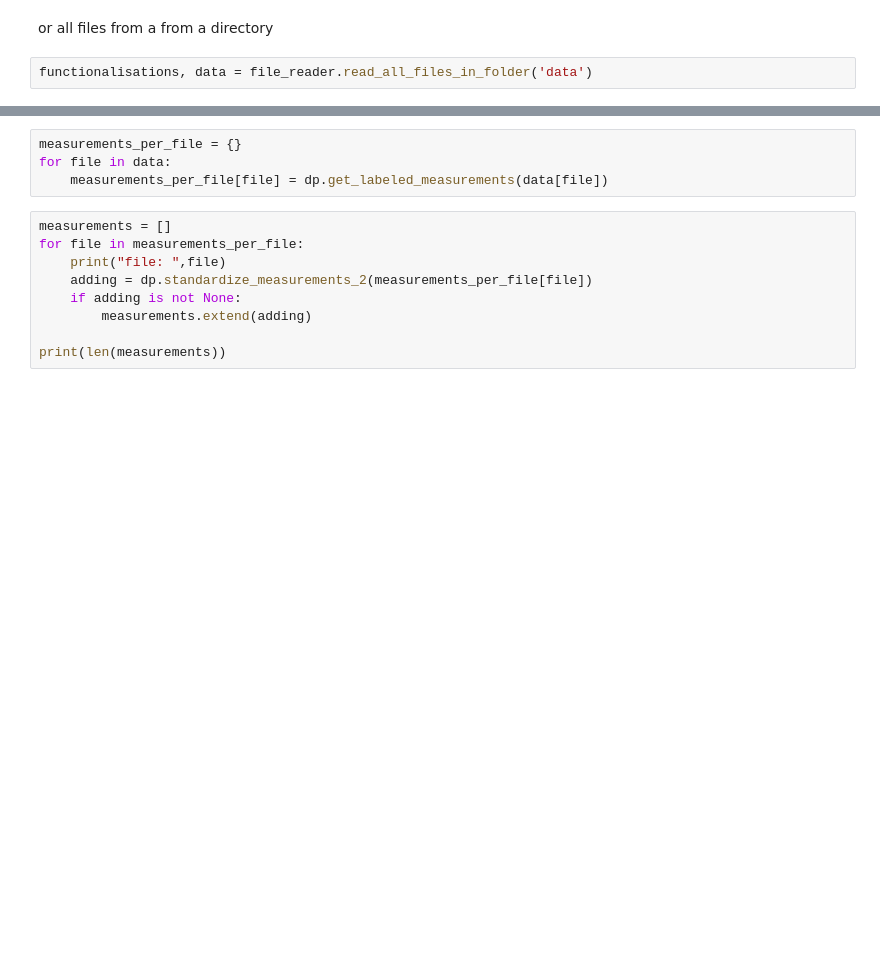
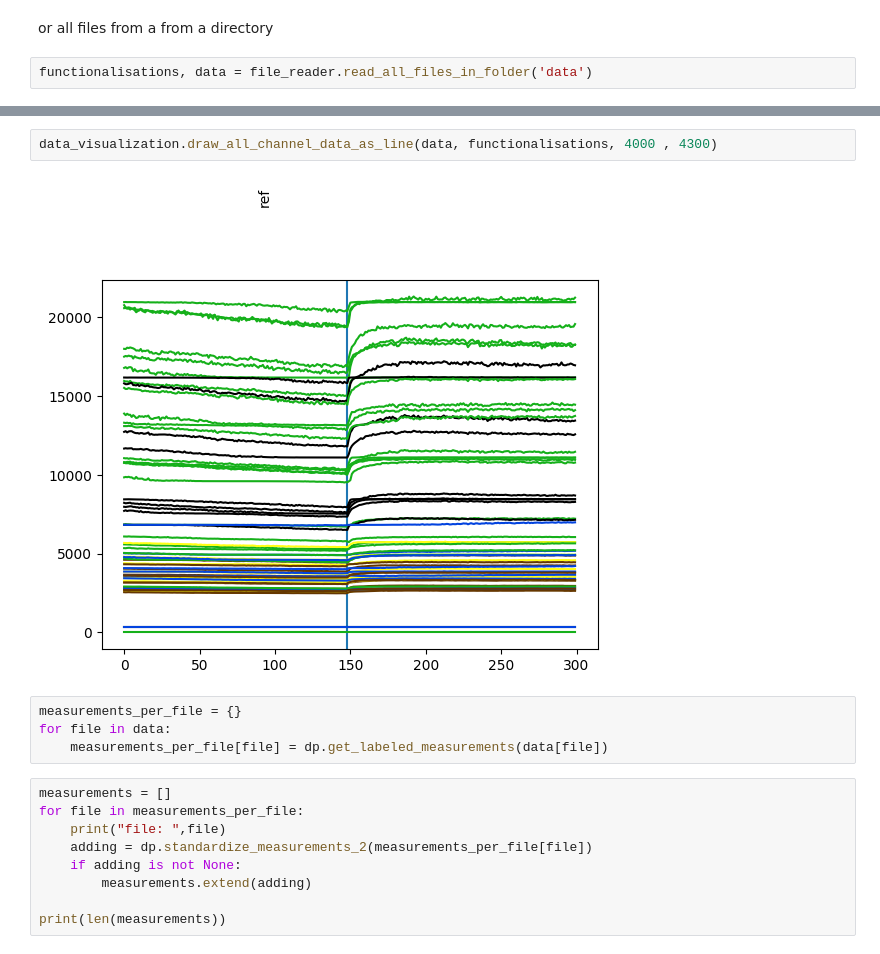
Before and after one commit to Roboy/roboy_smells, a Jupyter notebook: e_nose/scripts/Visualizer.ipynb, the cells around one changed output, grey strips where cells are left out. Saved outputs shown, nothing was run; the diff lists cells and outputs as text; blank space fills up the shorter version.

```diff
--- a/e_nose/scripts/Visualizer.ipynb
+++ b/e_nose/scripts/Visualizer.ipynb
@@ -16,3 +20,7 @@ functionalisations, data = file_reader.read_all_files_in_folder('data')
+# %%
+data_visualization.draw_all_channel_data_as_line(data, functionalisations, 4000 , 4300)
+# %% [output]
+[figure, added]
 # %%
 measurements_per_file = {}
 for file in data:
```
Also changed, not shown: parts of 8 cells of this notebook, 4 other files.
